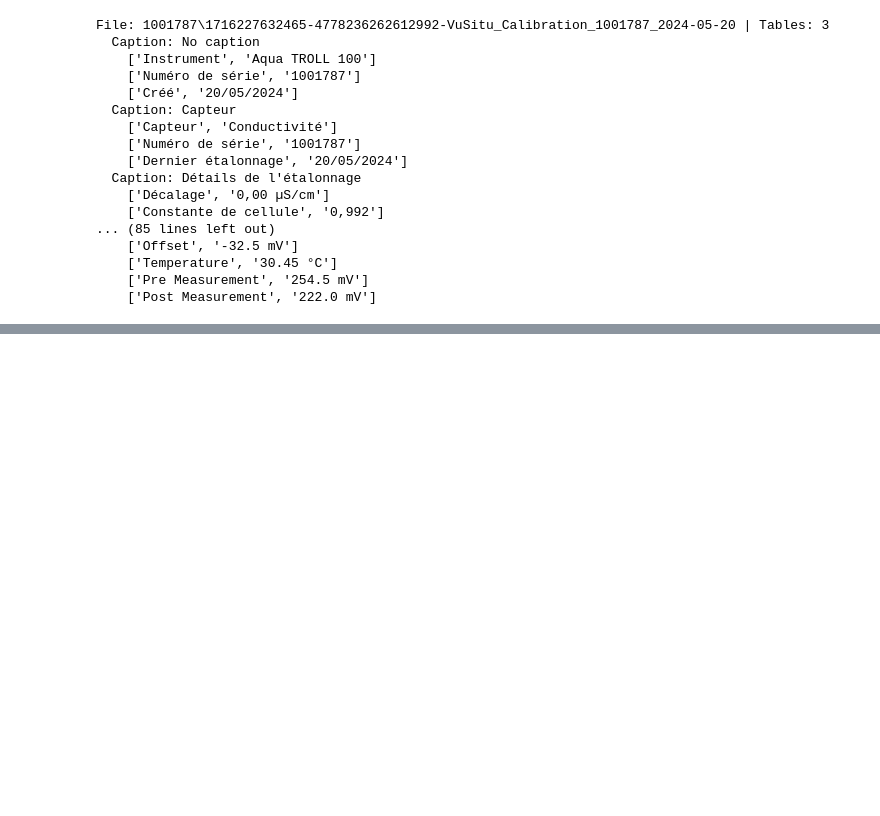
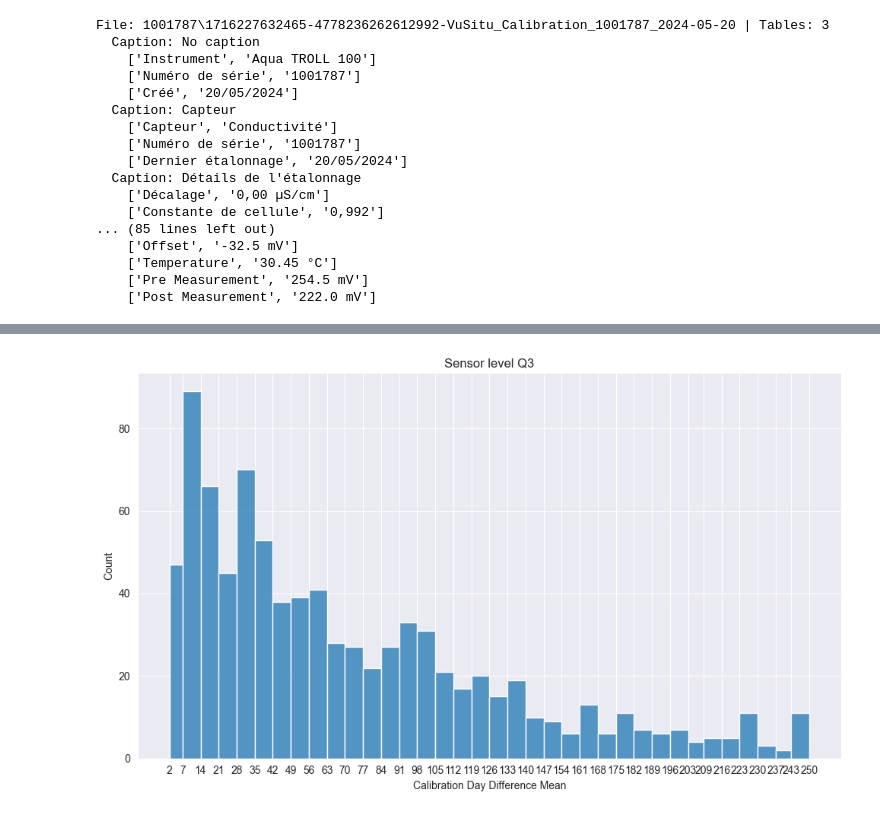
Before and after one commit to snehasasanapuri-insitu/calibration-prediction, a Jupyter notebook: calibration files_parser.ipynb, the cells around one changed output, grey strips where cells are left out. Drawn from its saved outputs; the diff is of its cells as text; code cells hidden in the pictures; blank space fills up the shorter version.

```diff
--- a/calibration files_parser.ipynb
+++ b/calibration files_parser.ipynb
@@ -232,0 +1156,13 @@ list(parsed_tables.items())[3]
+# %%
+plt.figure(figsize=(10, 6))
+sns.histplot(
+    x=df_pH.groupby(by='pH_Serial_Number')['pH_org_Calibration_Diff_Days'].quantile(0.75).reset_index()['pH_org_Calibration_Diff_Days'],
+    bins=custom_bins)
+plt.xticks(custom_bins)
+plt.xlabel('Calibration Day Difference Mean')
+plt.ylabel('Count')
+plt.title('Sensor level Q3')
+plt.tight_layout()
+plt.show()
+# %% [output]
+[figure, added]
```
Also changed, not shown: parts of 158 cells of this notebook, 14 other files.
